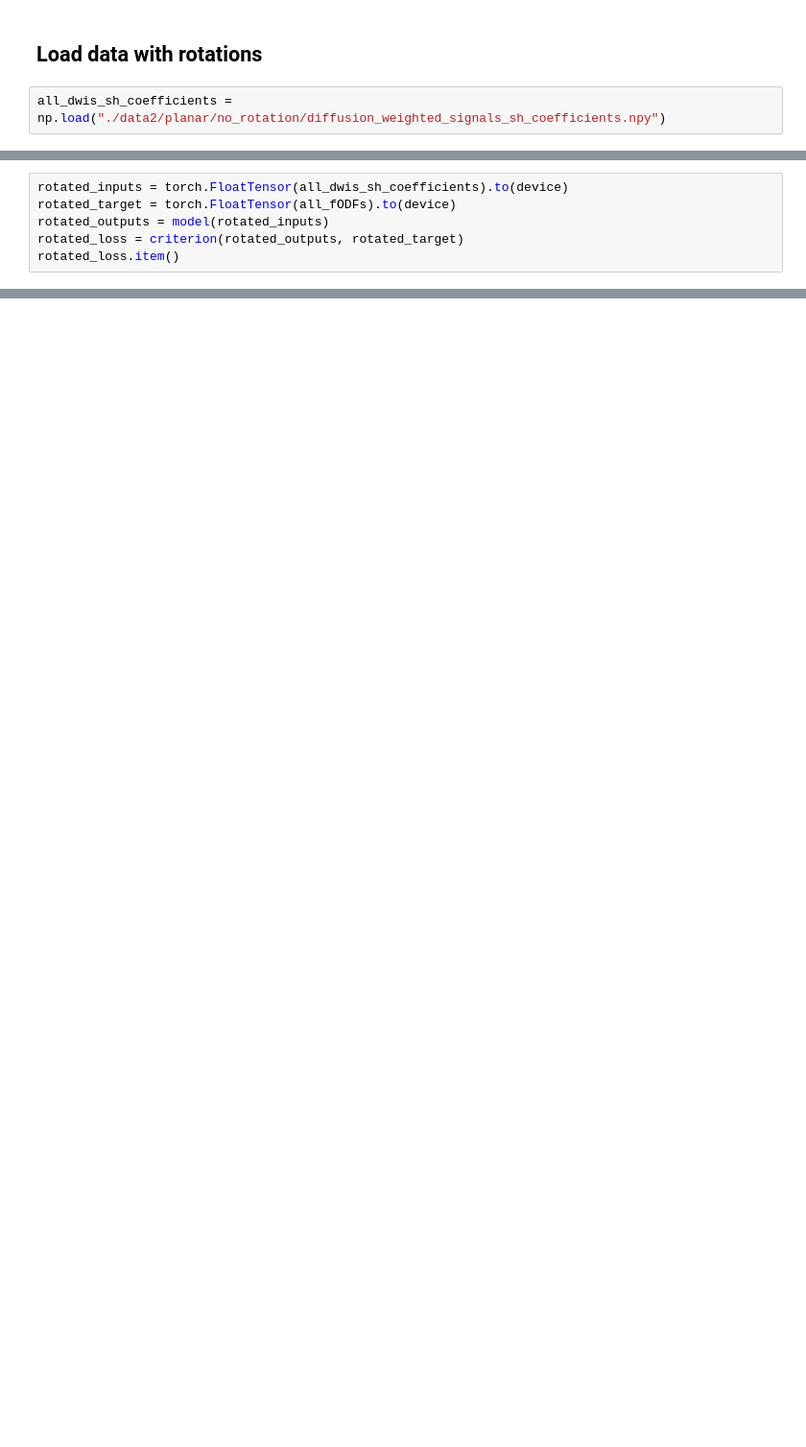
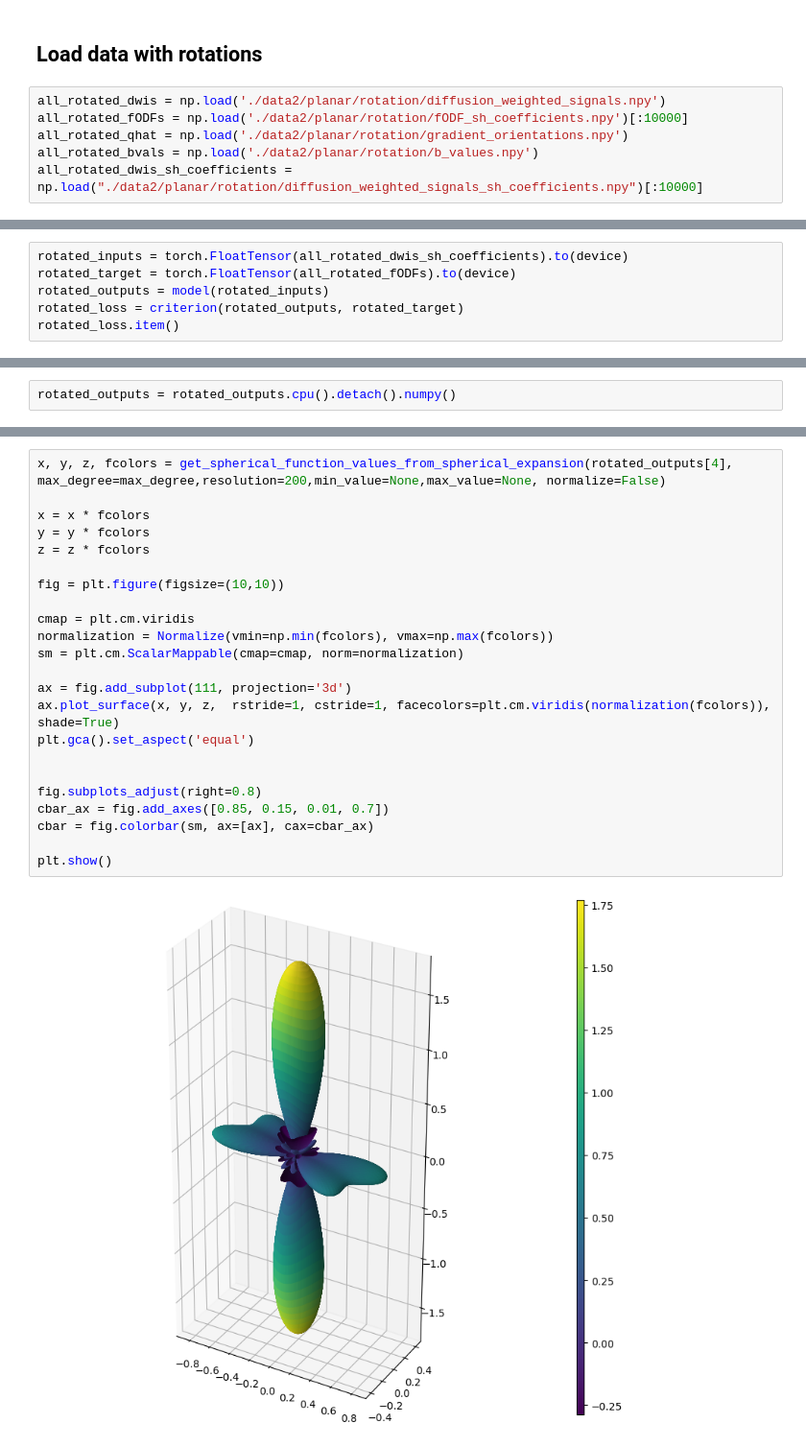
Before and after one commit to AlesRessler/AlesMScProject, a Jupyter notebook: 10 Multi-layer perceptron.ipynb, the cells around one changed output, grey strips where cells are left out. Shown at 96% size. Drawn from its saved outputs; the diff is of its cells as text; blank space fills up the shorter version.

```diff
--- a/10 Multi-layer perceptron.ipynb
+++ b/10 Multi-layer perceptron.ipynb
@@ -254,4 +257,8 @@ plt.show()
 # %% [markdown]
 ## Load data with rotations
 # %%
-all_dwis_sh_coefficients = np.load("./data2/planar/no_rotation/diffusion_weighted_signals_sh_coefficients.npy")
+all_rotated_dwis = np.load('./data2/planar/rotation/diffusion_weighted_signals.npy')
+all_rotated_fODFs = np.load('./data2/planar/rotation/fODF_sh_coefficients.npy')[:10000]
+all_rotated_qhat = np.load('./data2/planar/rotation/gradient_orientations.npy')
+all_rotated_bvals = np.load('./data2/planar/rotation/b_values.npy')
+all_rotated_dwis_sh_coefficients = np.load("./data2/planar/rotation/diffusion_weighted_signals_sh_coefficients.npy")[:10000]
@@ -258,6 +267,6 @@ all_dwis_sh_coefficients = np.load("./data2/planar/no_rotation/diffusion_weighte
 # %%
-rotated_inputs = torch.FloatTensor(all_dwis_sh_coefficients).to(device)
-rotated_target = torch.FloatTensor(all_fODFs).to(device)
+rotated_inputs = torch.FloatTensor(all_rotated_dwis_sh_coefficients).to(device)
+rotated_target = torch.FloatTensor(all_rotated_fODFs).to(device)
 rotated_outputs = model(rotated_inputs)
 rotated_loss = criterion(rotated_outputs, rotated_target)
 rotated_loss.item()
@@ -271,0 +277,2 @@ rotated_loss.item() / test_errors[-1]
+# %%
+rotated_outputs = rotated_outputs.cpu().detach().numpy()
@@ -271,0 +281,25 @@ rotated_loss.item() / test_errors[-1]
+# %%
+x, y, z, fcolors = get_spherical_function_values_from_spherical_expansion(rotated_outputs[4], max_degree=max_degree,resolution=200,min_value=None,max_value=None, normalize=False)
+
+x = x * fcolors
+y = y * fcolors
+z = z * fcolors
+
+fig = plt.figure(figsize=(10,10))
+
+cmap = plt.cm.viridis
+normalization = Normalize(vmin=np.min(fcolors), vmax=np.max(fcolors))
+sm = plt.cm.ScalarMappable(cmap=cmap, norm=normalization)
+
+ax = fig.add_subplot(111, projection='3d')
+ax.plot_surface(x, y, z,  rstride=1, cstride=1, facecolors=plt.cm.viridis(normalization(fcolors)), shade=True)
+plt.gca().set_aspect('equal')
+
+
+fig.subplots_adjust(right=0.8)
+cbar_ax = fig.add_axes([0.85, 0.15, 0.01, 0.7])
+cbar = fig.colorbar(sm, ax=[ax], cax=cbar_ax)
+
+plt.show()
+# %% [output]
+[figure, added]
```
Also changed, not shown: parts of 30 cells of this notebook, 2 other files.
